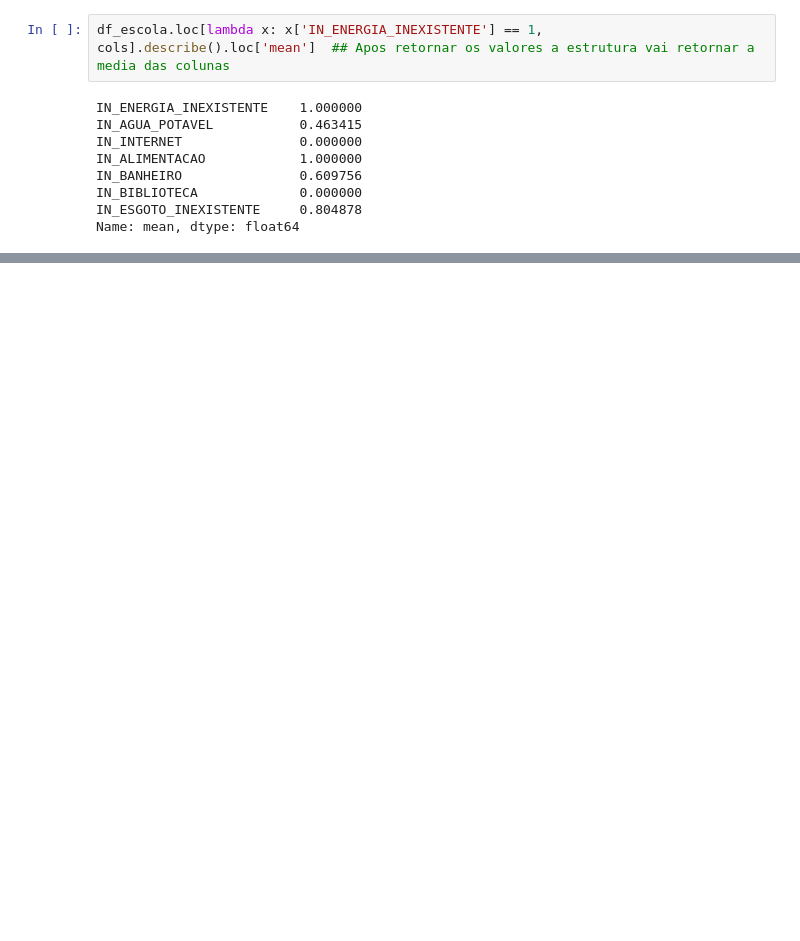
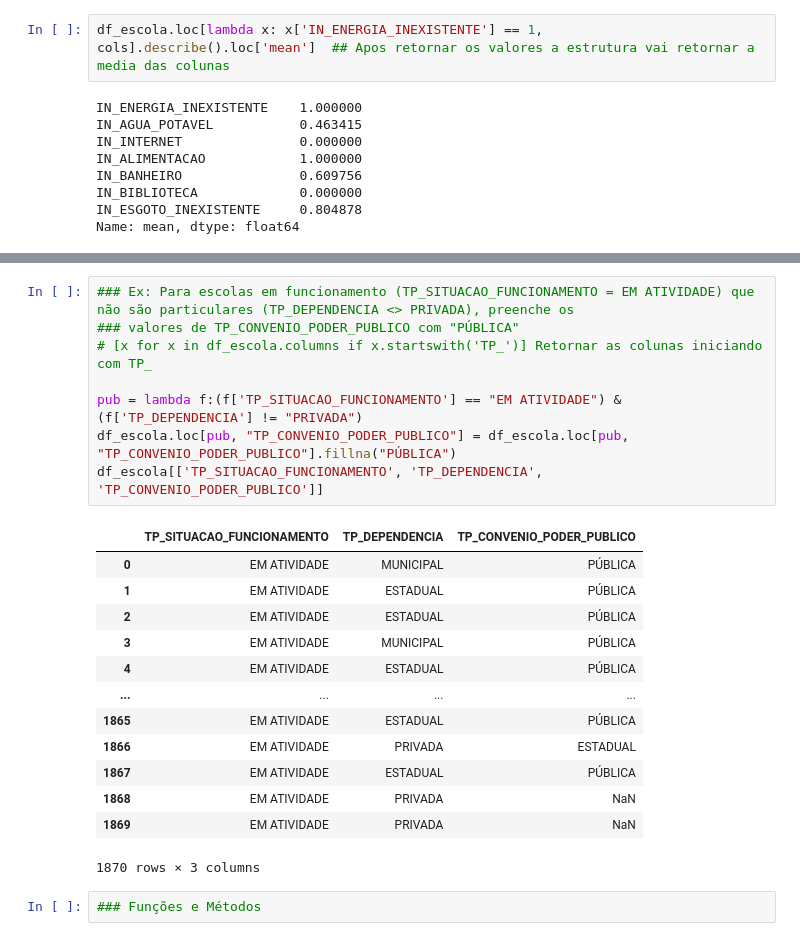
Before and after one commit to wendellbarcelos/Ciencia-de-dados-2022, a Jupyter notebook: Ciencia_de_dados_2022_exercicios.ipynb, the cells around one changed output, grey strips where cells are left out. Saved outputs shown, nothing was run; the diff lists cells and outputs as text; blank space fills up the shorter version.

```diff
--- a/Ciencia_de_dados_2022_exercicios.ipynb
+++ b/Ciencia_de_dados_2022_exercicios.ipynb
@@ -3181,0 +3323,24 @@ Name: mean, dtype: float64
+# %%
+### Ex: Para escolas em funcionamento (TP_SITUACAO_FUNCIONAMENTO = EM ATIVIDADE) que não são particulares (TP_DEPENDENCIA <> PRIVADA), preenche os
+### valores de TP_CONVENIO_PODER_PUBLICO com "PÚBLICA"
+# [x for x in df_escola.columns if x.startswith('TP_')] Retornar as colunas iniciando com TP_
+
+pub = lambda f:(f['TP_SITUACAO_FUNCIONAMENTO'] == "EM ATIVIDADE") & (f['TP_DEPENDENCIA'] != "PRIVADA")
+df_escola.loc[pub, "TP_CONVENIO_PODER_PUBLICO"] = df_escola.loc[pub, "TP_CONVENIO_PODER_PUBLICO"].fillna("PÚBLICA")
+df_escola[['TP_SITUACAO_FUNCIONAMENTO', 'TP_DEPENDENCIA', 'TP_CONVENIO_PODER_PUBLICO']]
+# %% [output]
+|  | TP_SITUACAO_FUNCIONAMENTO | TP_DEPENDENCIA | TP_CONVENIO_PODER_PUBLICO |
+| 0 | EM ATIVIDADE | MUNICIPAL | PÚBLICA |
+| 1 | EM ATIVIDADE | ESTADUAL | PÚBLICA |
+| 2 | EM ATIVIDADE | ESTADUAL | PÚBLICA |
+| 3 | EM ATIVIDADE | MUNICIPAL | PÚBLICA |
+| 4 | EM ATIVIDADE | ESTADUAL | PÚBLICA |
+| ... | ... | ... | ... |
+| 1865 | EM ATIVIDADE | ESTADUAL | PÚBLICA |
+| 1866 | EM ATIVIDADE | PRIVADA | ESTADUAL |
+| 1867 | EM ATIVIDADE | ESTADUAL | PÚBLICA |
+| 1868 | EM ATIVIDADE | PRIVADA | NaN |
+| 1869 | EM ATIVIDADE | PRIVADA | NaN |
+1870 rows × 3 columns
+# %%
+### Funções e Métodos
```
Also changed, not shown: parts of 9 cells of this notebook.
